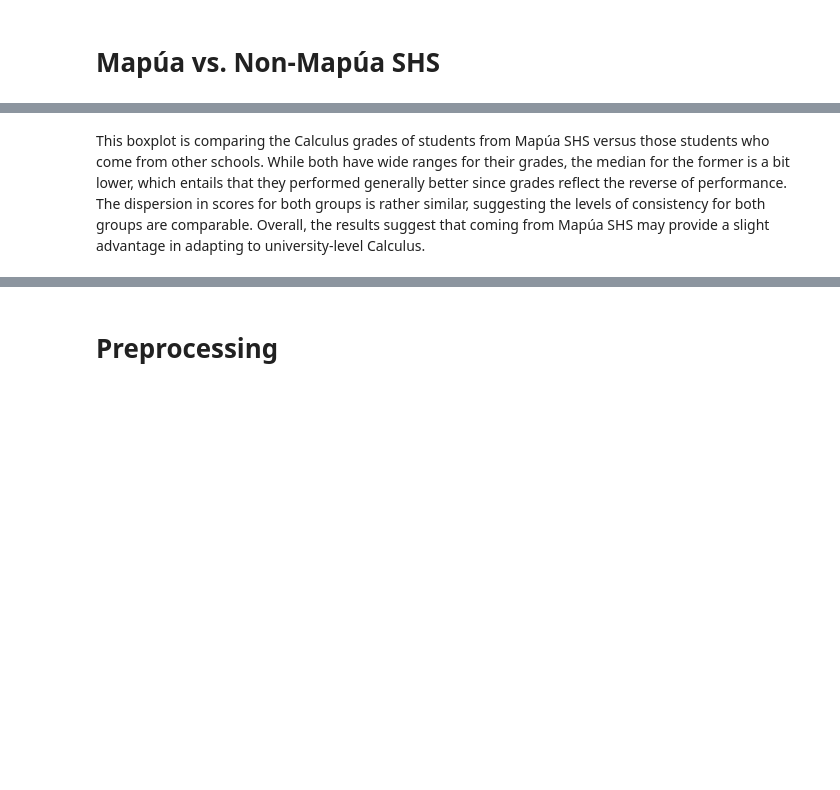
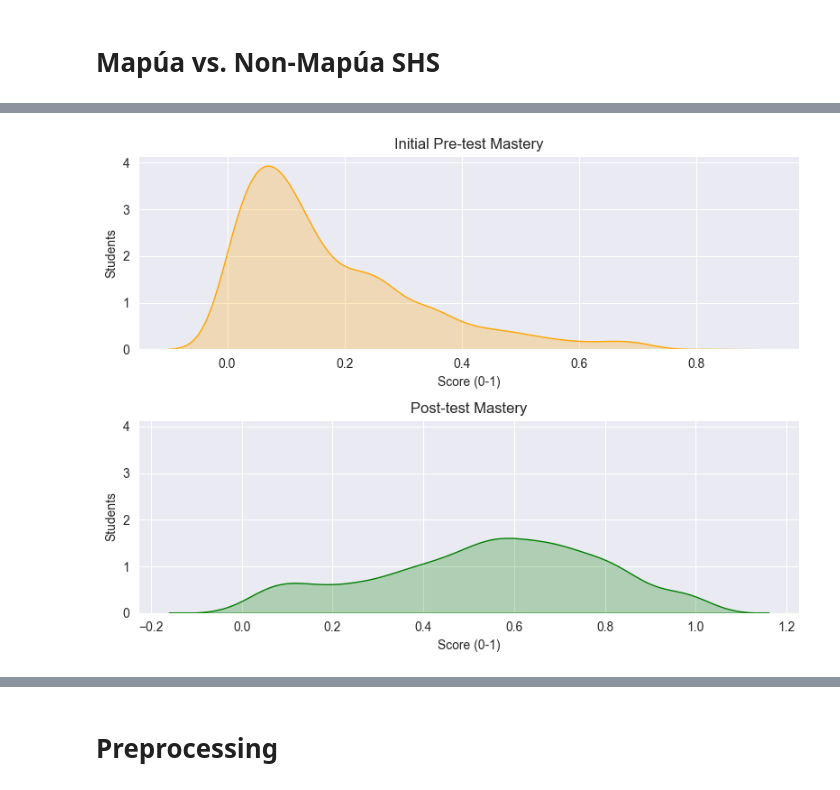
Before and after one commit to KaiserLycan/DSS-Project, a Jupyter notebook: Aleks + Calculus (Group 7).ipynb, the cells around one changed output, grey strips where cells are left out. Drawn from its saved outputs; the diff is of its cells as text; code cells hidden in the pictures; blank space fills up the shorter version.

```diff
--- a/Aleks + Calculus (Group 7).ipynb
+++ b/Aleks + Calculus (Group 7).ipynb
@@ -561,2 +584,25 @@ plt.show()
-# %% [markdown]
-This boxplot is comparing the Calculus grades of students from Mapúa SHS versus those students who come from other schools. While both have wide ranges for their grades, the median for the former is a bit lower, which entails that they performed generally better since grades reflect the reverse of performance. The dispersion in scores for both groups is rather similar, suggesting the levels of consistency for both groups are comparable. Overall, the results suggest that coming from Mapúa SHS may provide a slight advantage in adapting to university-level Calculus.
+# %%
+# Sparkline graphs for masteries
+import matplotlib.pyplot as plt
+import seaborn as sns
+
+# Create a figure with two subplots
+fig, (ax1, ax2) = plt.subplots(2, 1, figsize=(8, 6), sharey=True)
+
+# Plot Initial Pre-test Mastery Sparkline
+sns.kdeplot(df['Weighted Initial Grade'], ax=ax1, color='orange', fill=True)
+ax1.set_title('Initial Pre-test Mastery')
+ax1.set_xlabel('Score (0-1)')
+ax1.set_ylabel('Students')
+
+
+# Plot Post-test Mastery Sparkline
+sns.kdeplot(df['Weighted Latest Grade'], ax=ax2, color='green', fill=True)
+ax2.set_title('Post-test Mastery')
+ax2.set_xlabel('Score (0-1)')
+ax2.set_ylabel('Students')
+
+plt.tight_layout()
+plt.show()
+# %% [output]
+[figure, added]
```
Also changed, not shown: parts of 20 cells of this notebook.
